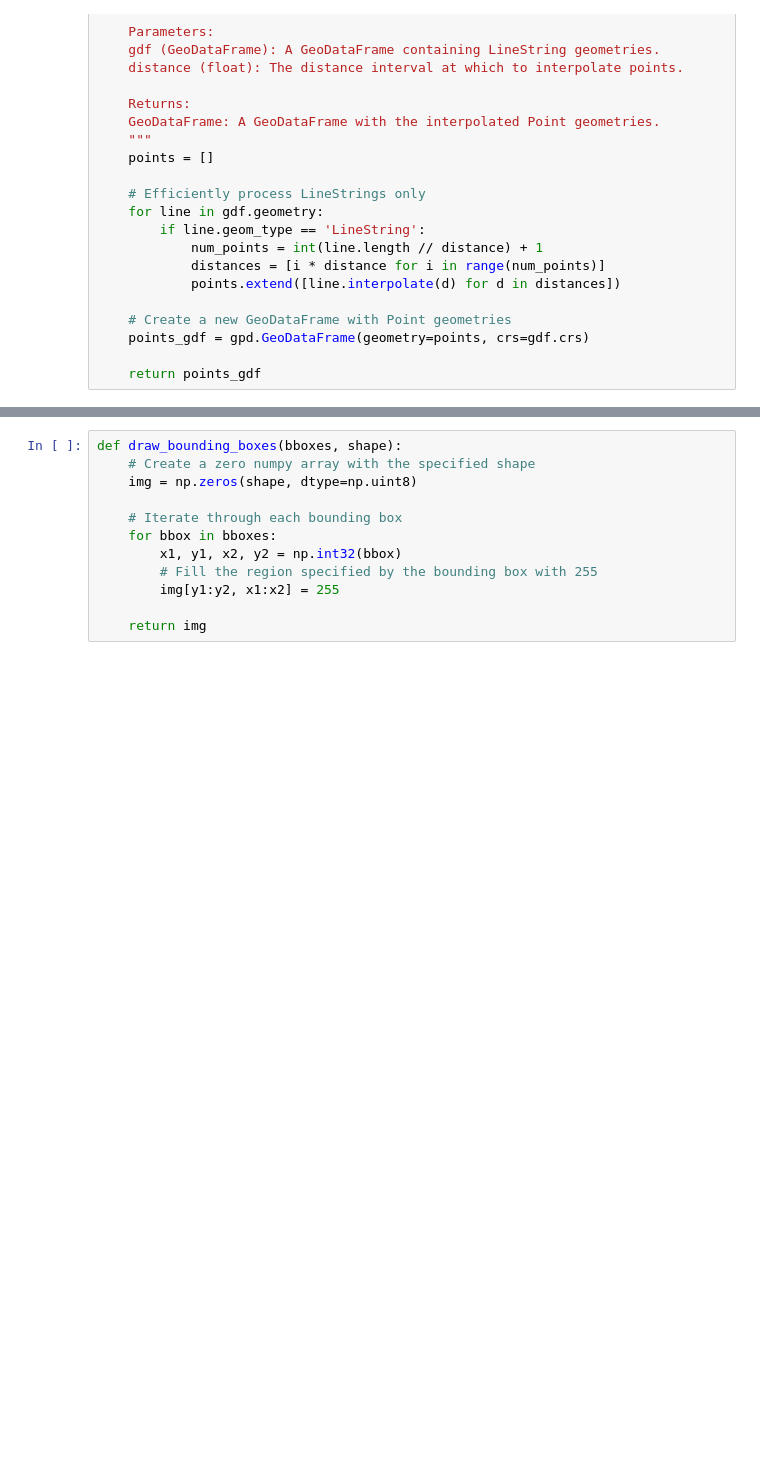
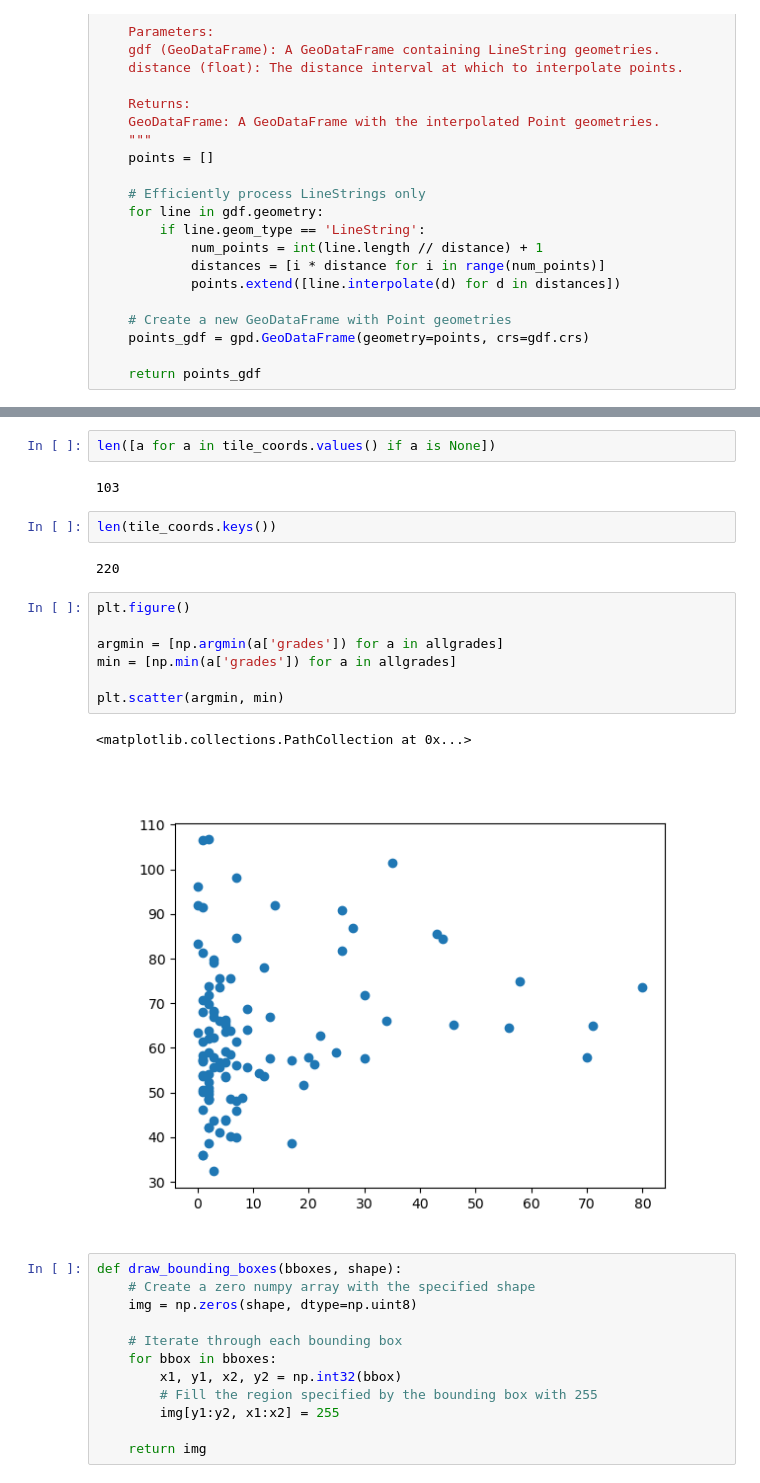
Before and after one commit to f-haces/RECTDNN, a Jupyter notebook: TileGeoreferencing.ipynb, the cells around one changed output, grey strips where cells are left out. Drawn from its saved outputs; the diff is of its cells as text; blank space fills up the shorter version.

```diff
--- a/TileGeoreferencing.ipynb
+++ b/TileGeoreferencing.ipynb
@@ -687,3 +478,21 @@ NameError: name 'model' is not defined
+# %%
+len([a for a in tile_coords.values() if a is None])
+# %% [output]
+103
+# %%
+len(tile_coords.keys())
+# %% [output]
+220
+# %%
+plt.figure()
+
+argmin = [np.argmin(a['grades']) for a in allgrades]
+min = [np.min(a['grades']) for a in allgrades]
+
+plt.scatter(argmin, min)
+# %% [output]
+<matplotlib.collections.PathCollection at 0x...>
+[figure, added]
 # %%
 def draw_bounding_boxes(bboxes, shape):
     # Create a zero numpy array with the specified shape
```
Also changed, not shown: parts of 10 cells of this notebook, 10 other files.
